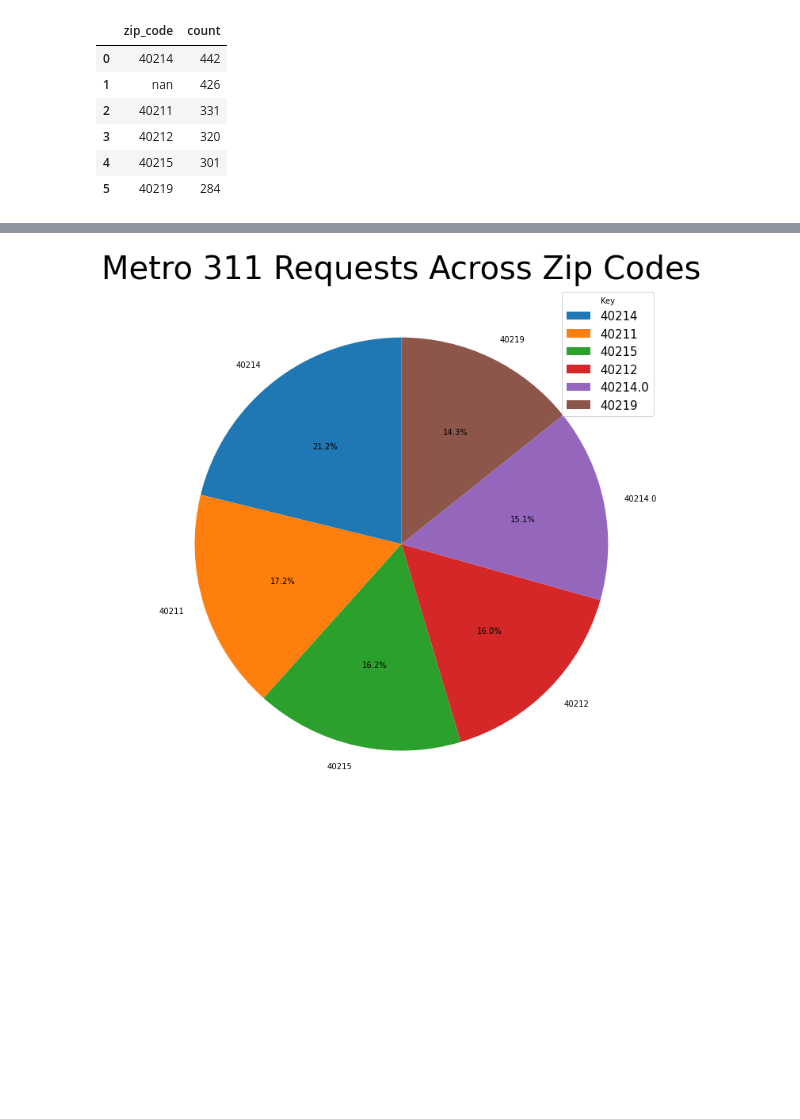
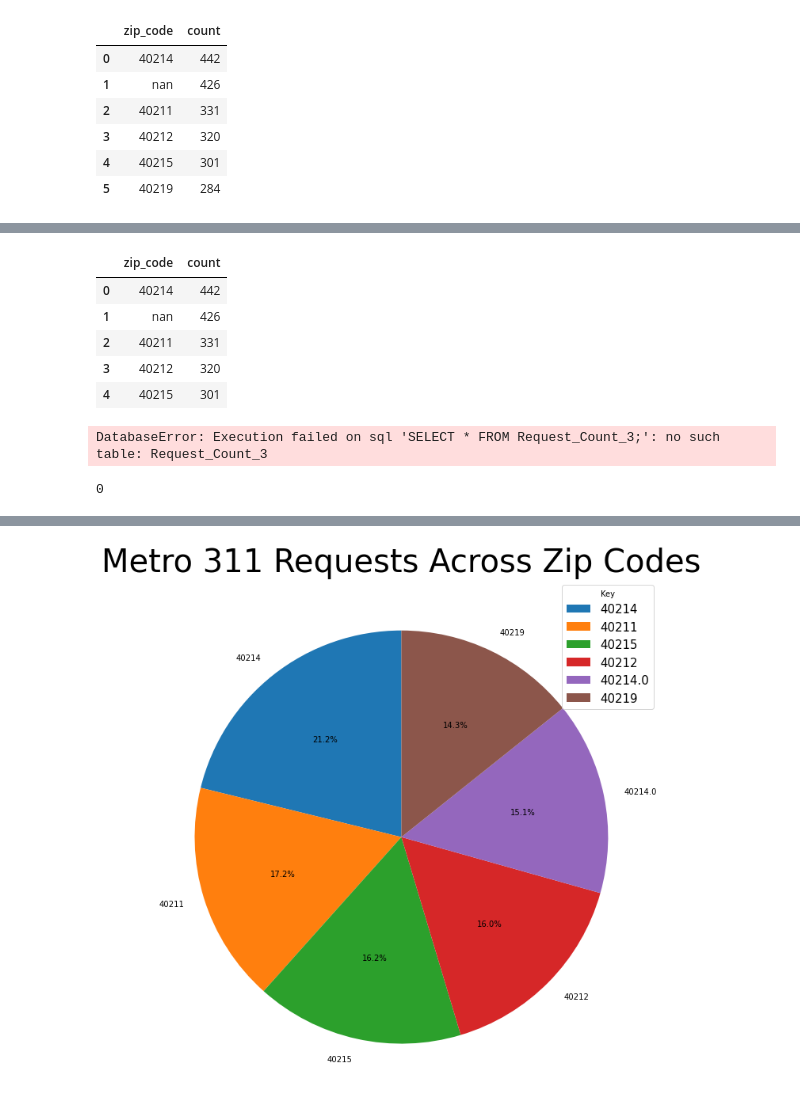
Before and after one commit to ZakM2000/Criminal_Analysis, a Jupyter notebook: Notebooks/LMPD_Crime_Analytics.ipynb, the cells around one changed output, grey strips where cells are left out. Cells and saved outputs as stored; diff of their text form; code cells hidden in the pictures; blank space fills up the shorter version.

```diff
--- a/Notebooks/LMPD_Crime_Analytics.ipynb
+++ b/Notebooks/LMPD_Crime_Analytics.ipynb
@@ -1245,0 +1306,26 @@ Request_Count2
+# %%
+Request_Count3 = (
+    LMPD_311_Analytics[LMPD_311_Analytics['agency_responsible'] == "LMPD"]
+    .groupby("zip_code")
+    .size()
+    .sort_values(ascending=False)
+    .reset_index(name="count")
+    .head(5)
+)
+
+Request_Count3
+# %% [output]
+|  | zip_code | count |
+| 0 | 40214 | 442 |
+| 1 | nan | 426 |
+| 2 | 40211 | 331 |
+| 3 | 40212 | 320 |
+| 4 | 40215 | 301 |
+# %%
+conn = sqlite3.connect("LMPD_311_Analytics.db")
+Request_Count3 = pd.read_sql("SELECT * FROM Request_Count_3;", conn)
+Request_Count3 = Request_Count3.dropna()
+
+Request_Count3
+# %% [output]
+DatabaseError: Execution failed on sql 'SELECT * FROM Request_Count_3;': no such table: Request_Count_3
@@ -1245,0 +1336,4 @@ Request_Count2
+# %%
+Request_Count3["zip_code"].isna().sum()
+# %% [output]
+0
```
Also changed, not shown: parts of 18 cells of this notebook, 1 other file.
